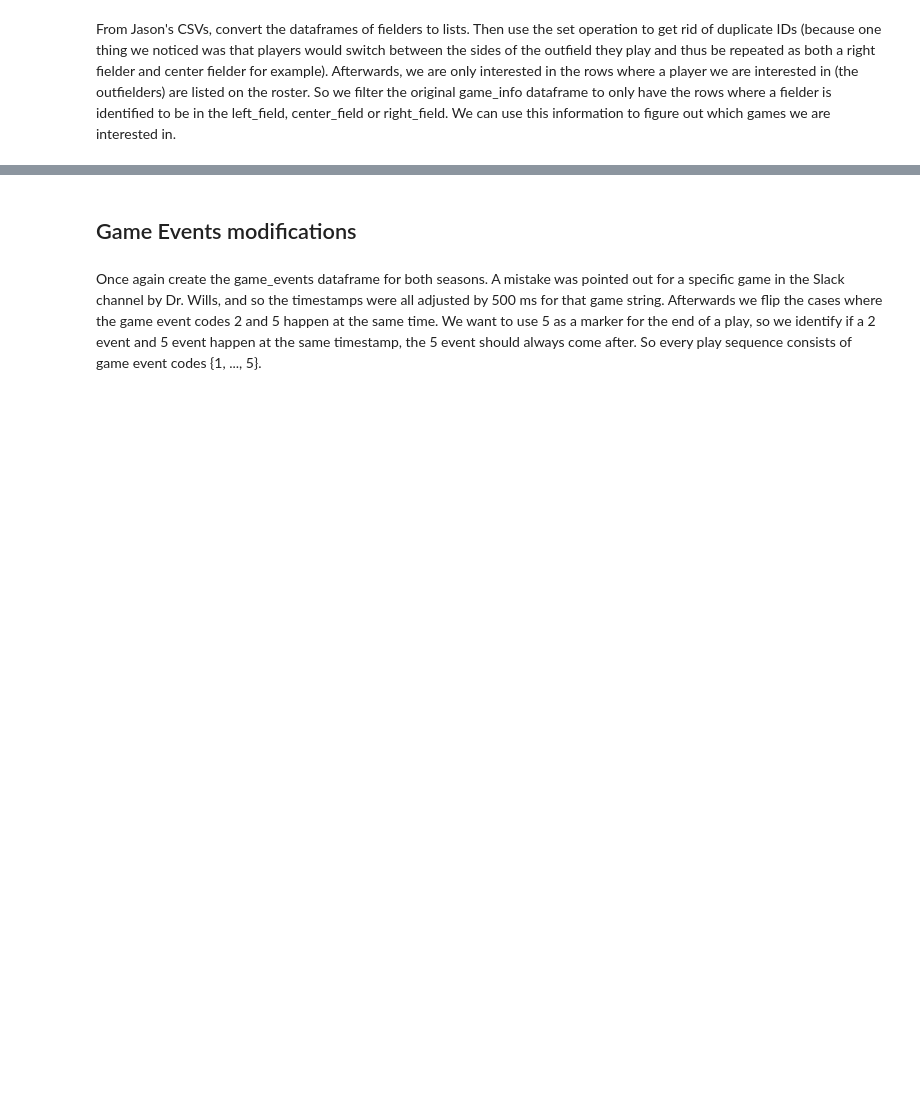
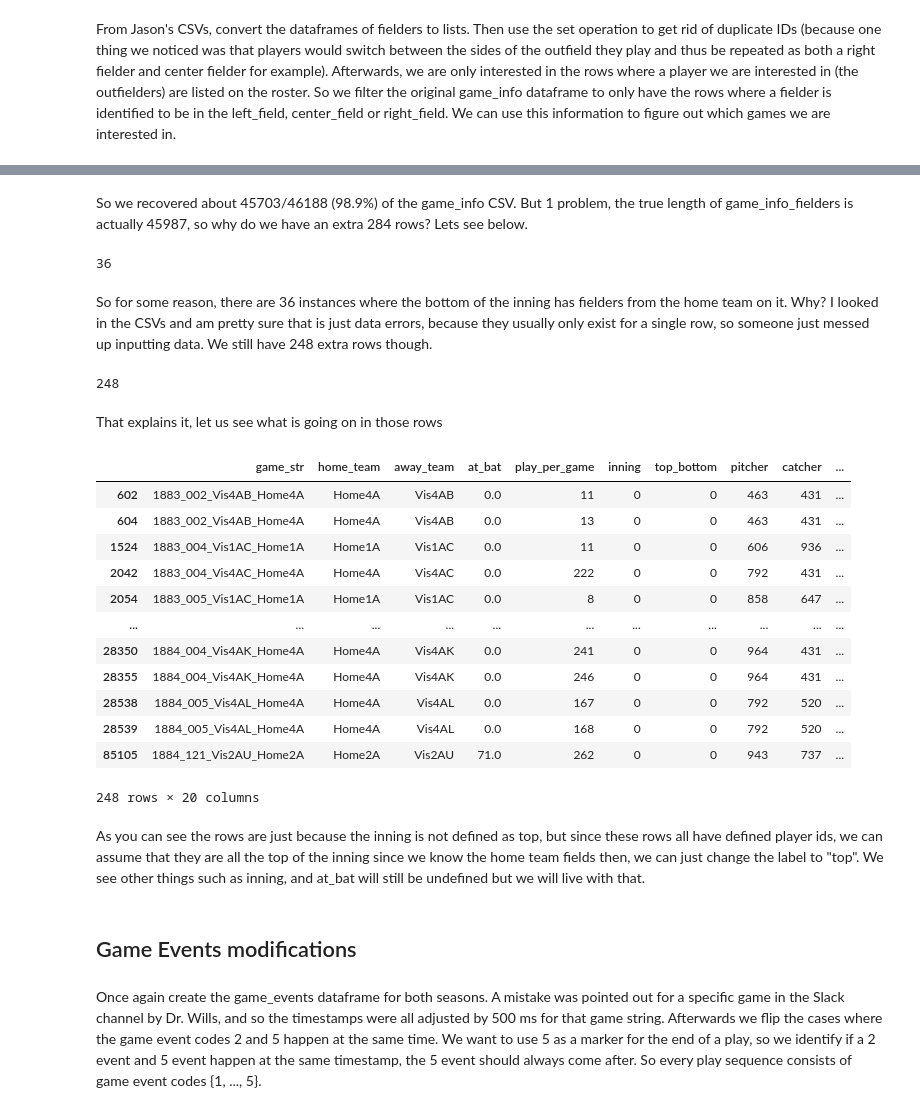
Before and after one commit to victorhauvi/SMT2024, a Jupyter notebook: 2024_SMT_Data_Challenge/SMT.ipynb, the cells around one changed output, grey strips where cells are left out. Cells and saved outputs as stored; diff of their text form; code cells hidden in the pictures; blank space fills up the shorter version.

```diff
--- a/2024_SMT_Data_Challenge/SMT.ipynb
+++ b/2024_SMT_Data_Challenge/SMT.ipynb
@@ -541,0 +621,32 @@ game_info_fielders = game_info[
+# %% [markdown]
+So we recovered about 45703/46188 (98.9%) of the game_info CSV. But 1 problem, the true length of game_info_fielders is actually 45987, so why do we have an extra 284 rows? Lets see below.
+# %%
+len(game_info_fielders[game_info_fielders['top_bottom'] == 'bottom'])
+# %% [output]
+36
+# %% [markdown]
+So for some reason, there are 36 instances where the bottom of the inning has fielders from the home team on it. Why? I looked in the CSVs and am pretty sure that is just data errors, because they usually only exist for a single row, so someone just messed up inputting data. We still have 248 extra rows though.
+# %%
+len(game_info_fielders[game_info_fielders['top_bottom'] == 0])
+# %% [output]
+248
+# %% [markdown]
+That explains it, let us see what is going on in those rows
+# %%
+game_info_fielders[(game_info_fielders['top_bottom'] == 0)]
+# %% [output]
+|  | game_str | home_team | away_team | at_bat | play_per_game | inning | top_bottom | pitcher | catcher | ... |
+| 602 | 1883_002_Vis4AB_Home4A | Home4A | Vis4AB | 0.0 | 11 | 0 | 0 | 463 | 431 | ... |
+| 604 | 1883_002_Vis4AB_Home4A | Home4A | Vis4AB | 0.0 | 13 | 0 | 0 | 463 | 431 | ... |
+| 1524 | 1883_004_Vis1AC_Home1A | Home1A | Vis1AC | 0.0 | 11 | 0 | 0 | 606 | 936 | ... |
+| 2042 | 1883_004_Vis4AC_Home4A | Home4A | Vis4AC | 0.0 | 222 | 0 | 0 | 792 | 431 | ... |
+| 2054 | 1883_005_Vis1AC_Home1A | Home1A | Vis1AC | 0.0 | 8 | 0 | 0 | 858 | 647 | ... |
+| ... | ... | ... | ... | ... | ... | ... | ... | ... | ... | ... |
+| 28350 | 1884_004_Vis4AK_Home4A | Home4A | Vis4AK | 0.0 | 241 | 0 | 0 | 964 | 431 | ... |
+| 28355 | 1884_004_Vis4AK_Home4A | Home4A | Vis4AK | 0.0 | 246 | 0 | 0 | 964 | 431 | ... |
+| 28538 | 1884_005_Vis4AL_Home4A | Home4A | Vis4AL | 0.0 | 167 | 0 | 0 | 792 | 520 | ... |
+| 28539 | 1884_005_Vis4AL_Home4A | Home4A | Vis4AL | 0.0 | 168 | 0 | 0 | 792 | 520 | ... |
+| 85105 | 1884_121_Vis2AU_Home2A | Home2A | Vis2AU | 71.0 | 262 | 0 | 0 | 943 | 737 | ... |
+248 rows × 20 columns
+# %% [markdown]
+As you can see the rows are just because the inning is not defined as top, but since these rows all have defined player ids, we can assume that they are all the top of the inning since we know the home team fields then, we can just change the label to "top". We see other things such as inning, and at_bat will still be undefined but we will live with that.
```
Also changed, not shown: parts of 37 cells of this notebook, 28 other files.
